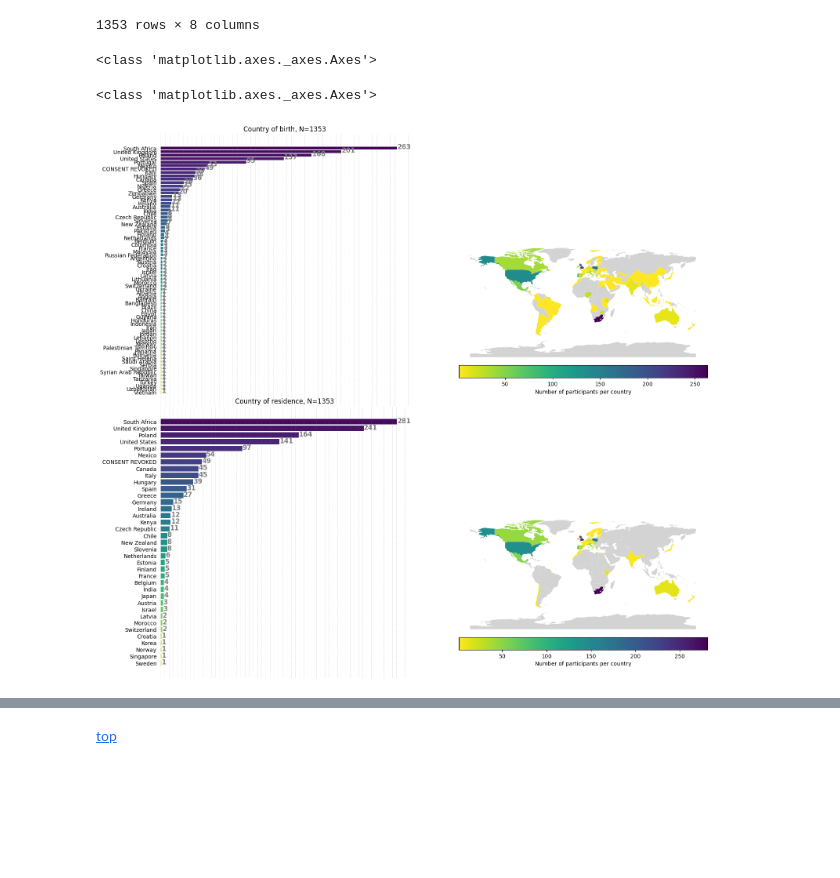
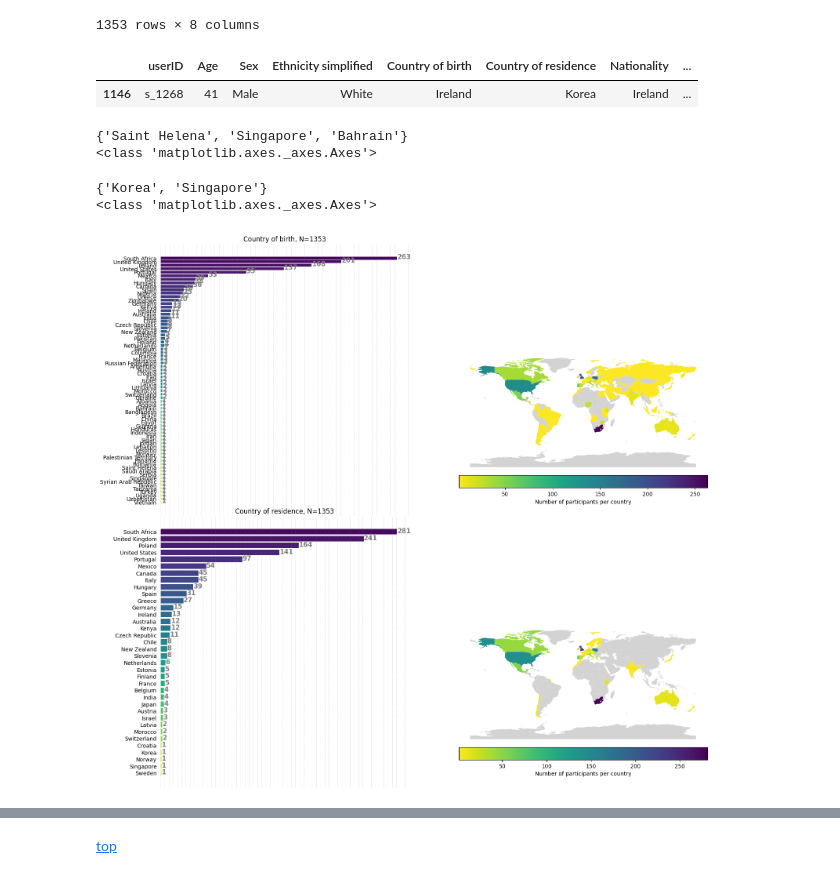
Before and after one commit to jankaWIS/FMP_paper, a Jupyter notebook: Figures/SI_Figures_FMP_paper_2024.ipynb, the cells around one changed output, grey strips where cells are left out. Cells and saved outputs as stored; diff of their text form; code cells hidden in the pictures; blank space fills up the shorter version.

Commit message:
fix mislabelled countries in SI demo map

```diff
--- a/Figures/SI_Figures_FMP_paper_2024.ipynb
+++ b/Figures/SI_Figures_FMP_paper_2024.ipynb
@@ -2669,7 +2669,8 @@ import geopandas
 
 # load dataset for geopandas
 world = geopandas.read_file(geopandas.datasets.get_path('naturalearth_lowres'))
-world["name"].replace({"Czechia":"Czech Republic", "United States of America":"United States"}, inplace=True)
+world["name"].replace({"Czechia":"Czech Republic", "United States of America":"United States", "Syria": "Syrian Arab Republic",
+                       "Russia":"Russian Federation", "Palestine": "Palestinian Territory", }, inplace=True)
 
 # load data
 df_participants = pd.read_csv('../Data/demographic_data/demographics_all_subjects.csv')
@@ -2767,38 +2773,48 @@ def plot_bar_map(data, world, var, ax, ax2, cmap="viridis", gridlines=True, y_la
+# %%
+# todo map correctly
+df_participants.loc[df_participants["Country of residence"]=='Korea']
+# %% [output]
+|  | userID | Age | Sex | Ethnicity simplified | Country of birth | Country of residence | Nationality | ... |
+| 1146 | s_1268 | 41 | Male | White | Ireland | Korea | Ireland | ... |
 # %%
 fig, (ax1, ax2) = plt.subplots(2,2, figsize=(18, 18))
 plt.subplots_adjust(hspace=0.002)
 
 countries = ["Country of birth", "Country of residence"]
 
 for var, (ax_t,ax_b) in zip(countries, [ax1,ax2]):
     # select data
-    data = df_participants.loc[~df_participants[var].isin(["DATA EXPIRED","DATA_EXPIRED"]),var]
+    data = df_participants.loc[~df_participants[var].isin(["DATA_EXPIRED", "DATA EXPIRED", "CONSENT REVOKED"]),var]
 
     # create mapping
     world[var] = world["name"].map(data.value_counts())#.fillna(0)
+
+    print(set(data.value_counts().index)-set(world['name']))
 
 
     plot_bar_map(data, world, var, ax_t, ax_b, cmap="viridis")
 
 
 #     ax_t.set_title(f"{var}, N={len(all_subjects)}")
     ax_t.set_title(f"{var}, N={df_participants.userID.unique().size}")
 
 
 # # ax1[0].tick_params(axis='y', labelsize=2)
 # # Get current y-tick labels
 # labels = ax1[0].get_yticklabels()
 
 # # Set y-tick labels with a custom font size
 # ax1[0].set_yticklabels(labels, fontsize=8)
 
 plt.ylabel('')
 # plt.suptitle(f"{var}, N={len(all_subjects)}", y=.88)
 plt.show()
 # %% [output]
+{'Saint Helena', 'Singapore', 'Bahrain'}
 <class 'matplotlib.axes._axes.Axes'>
+{'Korea', 'Singapore'}
 <class 'matplotlib.axes._axes.Axes'>
-[figure, old version]
+[figure, new version]
 # %%
 # define canvas
 
```
Also changed, not shown: parts of 5 cells of this notebook, 17 other files.
